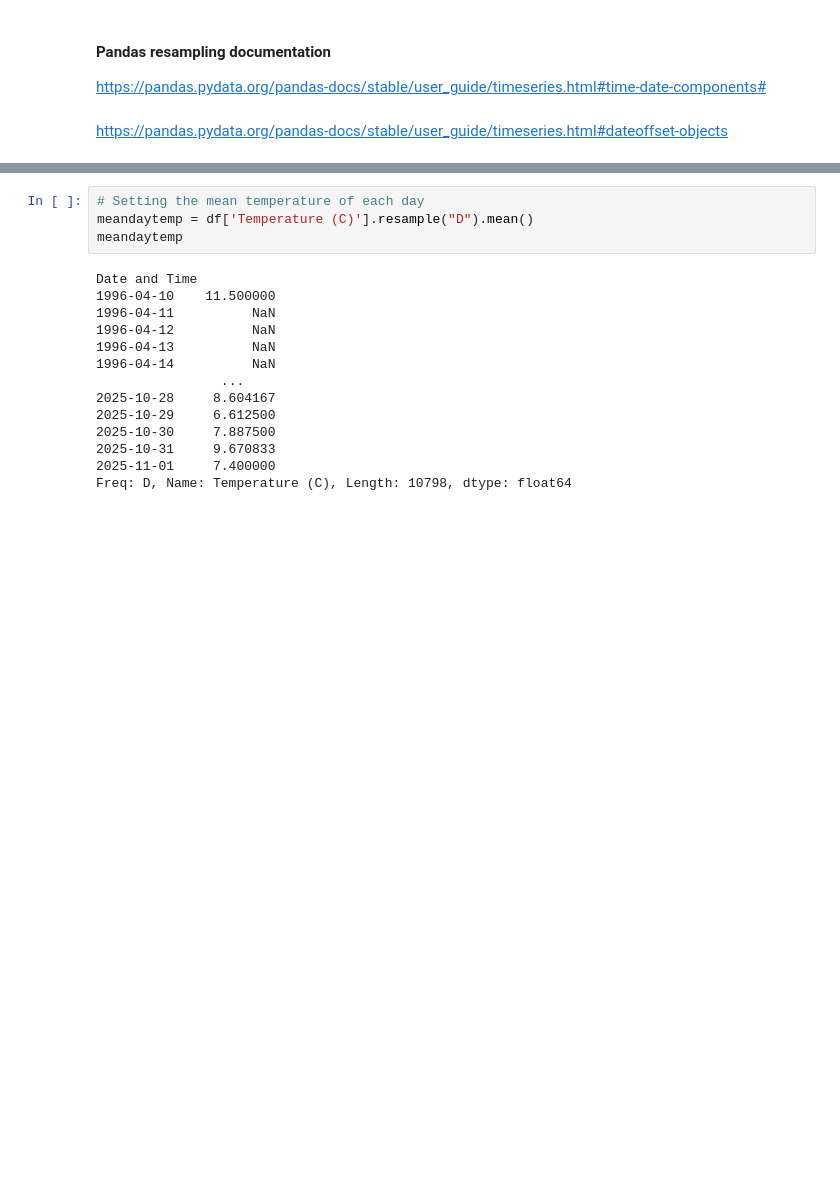
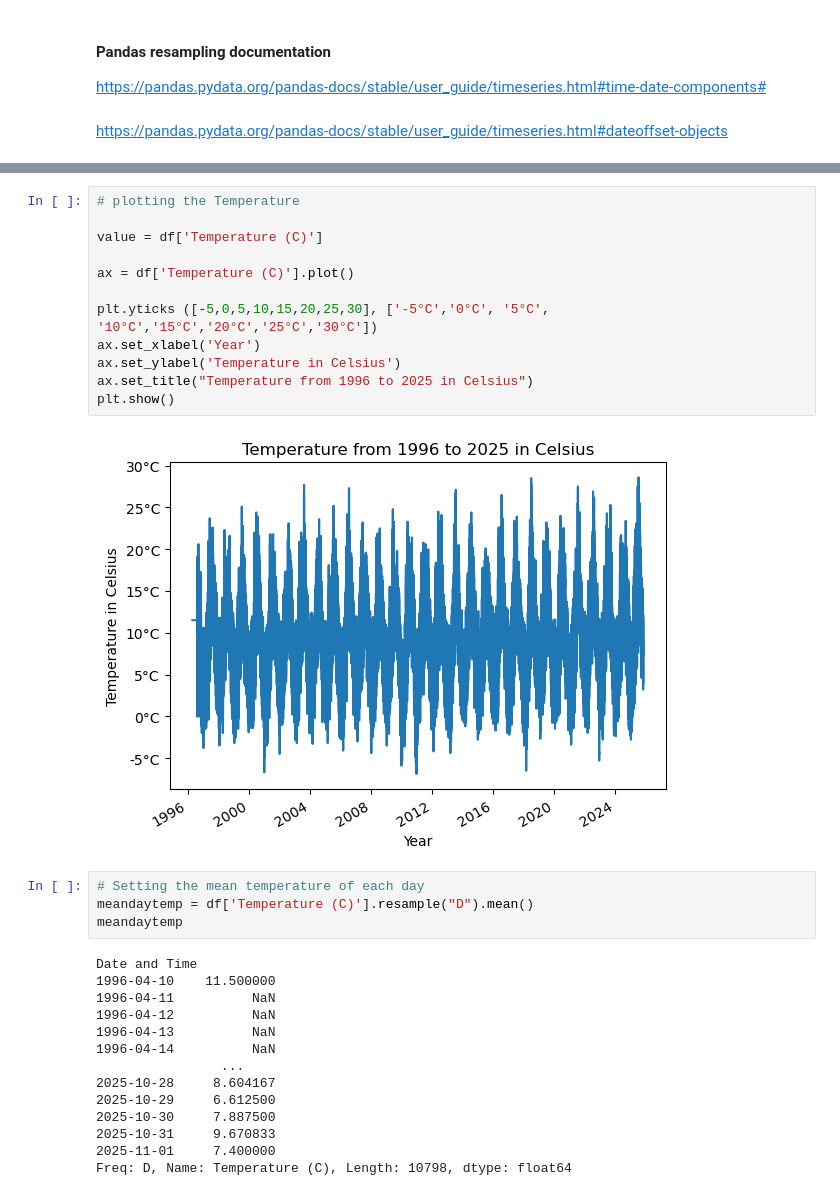
Before and after one commit to FaolanH/programming-for-data-analytics, a Jupyter notebook: pfda-assignments/assignment06_weather.ipynb, the cells around one changed output, grey strips where cells are left out. Drawn from its saved outputs; the diff is of its cells as text; blank space fills up the shorter version.

Commit message:
plotted temperatures

```diff
--- a/pfda-assignments/assignment06_weather.ipynb
+++ b/pfda-assignments/assignment06_weather.ipynb
@@ -226,3 +234,17 @@ https://pandas.pydata.org/pandas-docs/stable/user_guide/timeseries.html#dateoffs
+# %%
+# plotting the Temperature
+
+value = df['Temperature (C)']
+
+ax = df['Temperature (C)'].plot()
+
+plt.yticks ([-5,0,5,10,15,20,25,30], ['-5°C','0°C', '5°C', '10°C','15°C','20°C','25°C','30°C'])
+ax.set_xlabel('Year')
+ax.set_ylabel('Temperature in Celsius')
+ax.set_title("Temperature from 1996 to 2025 in Celsius")
+plt.show()
+# %% [output]
+[figure, added]
 # %%
 # Setting the mean temperature of each day
 meandaytemp = df['Temperature (C)'].resample("D").mean()
```
Also changed, not shown: parts of 3 cells of this notebook.
